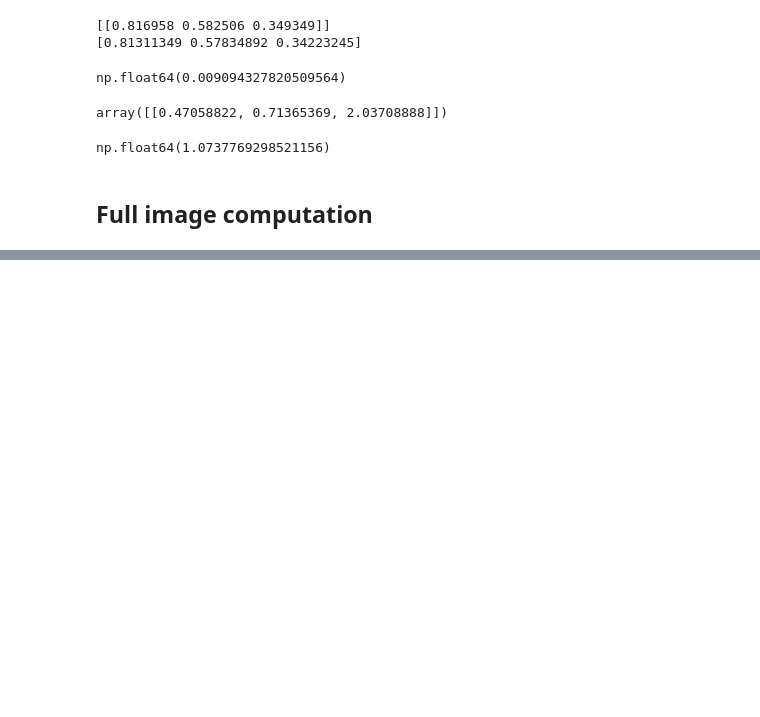
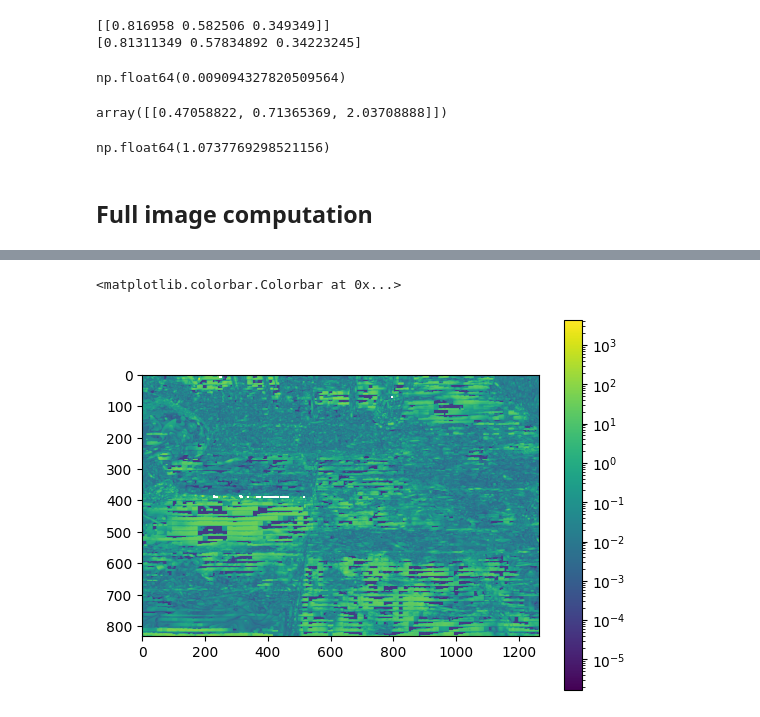
Before and after one commit to kjy5/clustering-exploration, a Jupyter notebook: src/clustering_exploration/basic_viewer.ipynb, the cells around one changed output, grey strips where cells are left out. Cells and saved outputs as stored; diff of their text form; code cells hidden in the pictures; blank space fills up the shorter version.

```diff
--- a/src/clustering_exploration/basic_viewer.ipynb
+++ b/src/clustering_exploration/basic_viewer.ipynb
@@ -144,0 +164,4 @@ splats_reshaped = splats_raw_collected.reshape((image_height, image_width, splat
+# %%
+# Compute channel percent error.
+absolute_difference = np.abs(pixel_colors - out_colors)
+percent_error = absolute_difference / out_colors * 100
@@ -144,0 +170,11 @@ splats_reshaped = splats_raw_collected.reshape((image_height, image_width, splat
+# %%
+# Mean percent error per pixel as a heat map
+per_pixel_error = np.mean(percent_error, axis=2)
+# %%
+minimum_error = np.nanmin(per_pixel_error)
+maximum_error = np.nanmax(per_pixel_error[np.isfinite(per_pixel_error)])
+plt.imshow(per_pixel_error, norm=LogNorm(vmin=minimum_error, vmax=maximum_error))
+plt.colorbar()
+# %% [output]
+<matplotlib.colorbar.Colorbar at 0x...>
+[figure, added]
```
Also changed, not shown: parts of 12 cells of this notebook, 1 other file.
